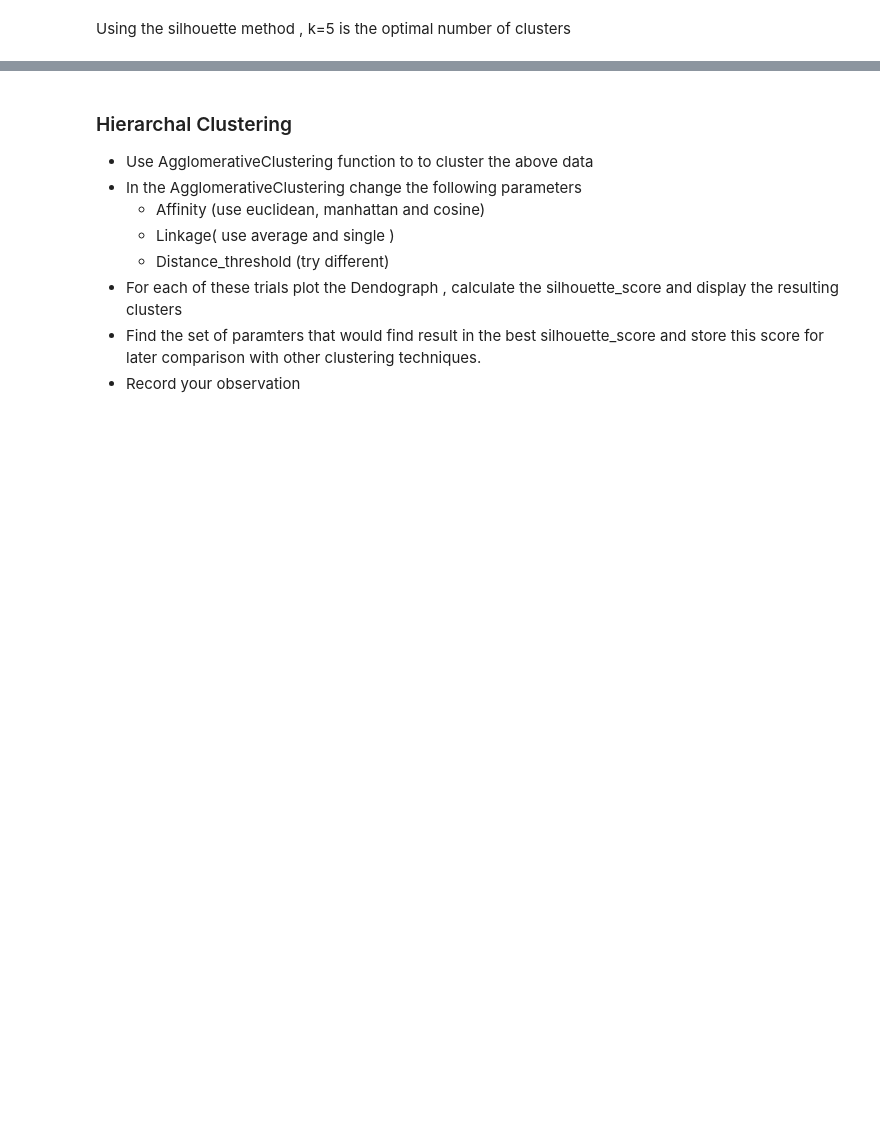
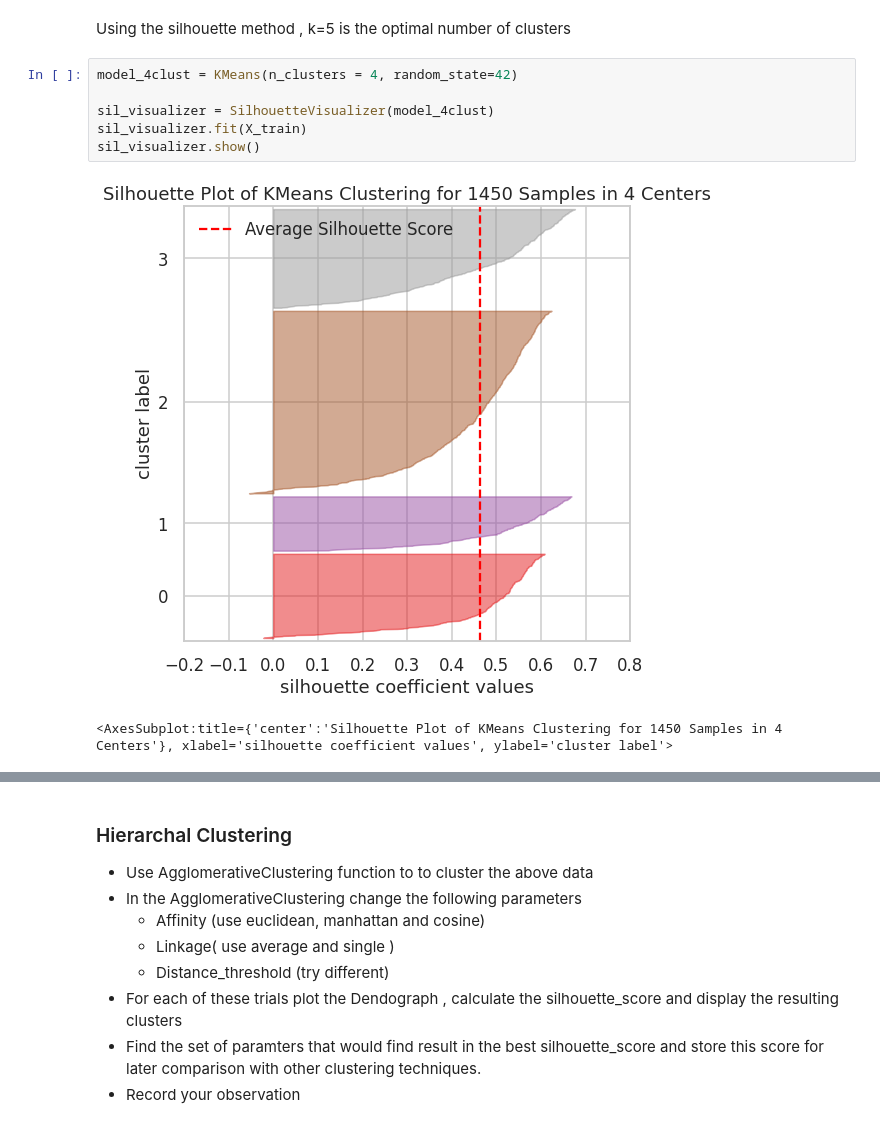
Before and after one commit to safaa400/safaasalah_46-17921_ML_assignments, a Jupyter notebook: Clustering_Project.ipynb, the cells around one changed output, grey strips where cells are left out. Saved outputs shown, nothing was run; the diff lists cells and outputs as text; blank space fills up the shorter version.

```diff
--- a/Clustering_Project.ipynb
+++ b/Clustering_Project.ipynb
@@ -151,2 +162,11 @@ silhouette_scores [0.4751544541991239, 0.43631793714185435, 0.4628725400351352,
 # %% [markdown]
 Using the silhouette method , k=5 is the optimal number of clusters
+# %%
+model_4clust = KMeans(n_clusters = 4, random_state=42)
+
+sil_visualizer = SilhouetteVisualizer(model_4clust)
+sil_visualizer.fit(X_train)
+sil_visualizer.show()
+# %% [output]
+[figure, added]
+<AxesSubplot:title={'center':'Silhouette Plot of KMeans Clustering for 1450 Samples in 4 Centers'}, xlabel='silhouette coefficient values', ylabel='cluster label'>
```
Also changed, not shown: parts of 57 cells of this notebook.
